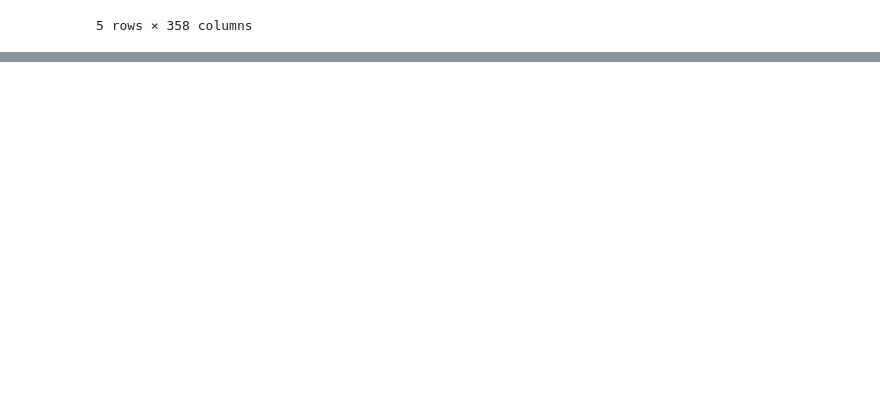
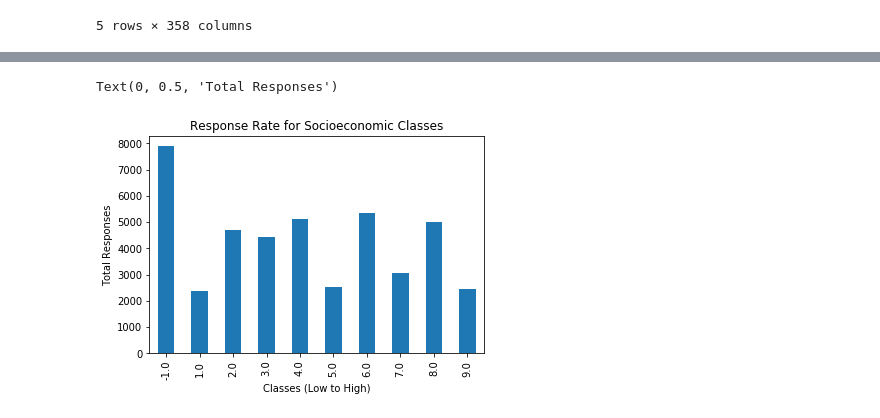
Before and after one commit to realmanisingh/population-segmentation, a Jupyter notebook: data_analysis.ipynb, the cells around one changed output, grey strips where cells are left out. Saved outputs shown, nothing was run; the diff lists cells and outputs as text; code cells hidden in the pictures; blank space fills up the shorter version.

```diff
--- a/data_analysis.ipynb
+++ b/data_analysis.ipynb
@@ -82,0 +83,9 @@ plt.hist(train_data['CAMEO_DEUG_2015'])
+# %%
+# Graph comparing the socioeconomic status to the response
+train_data.groupby('CAMEO_DEUG_2015')['RESPONSE'].count().plot.bar()
+plt.title("Response Rate for Socioeconomic Classes")
+plt.xlabel("Classes (Low to High)")
+plt.ylabel("Total Responses")
+# %% [output]
+Text(0, 0.5, 'Total Responses')
+[figure, added]
```
Also changed, not shown: parts of 1 cell of this notebook.
